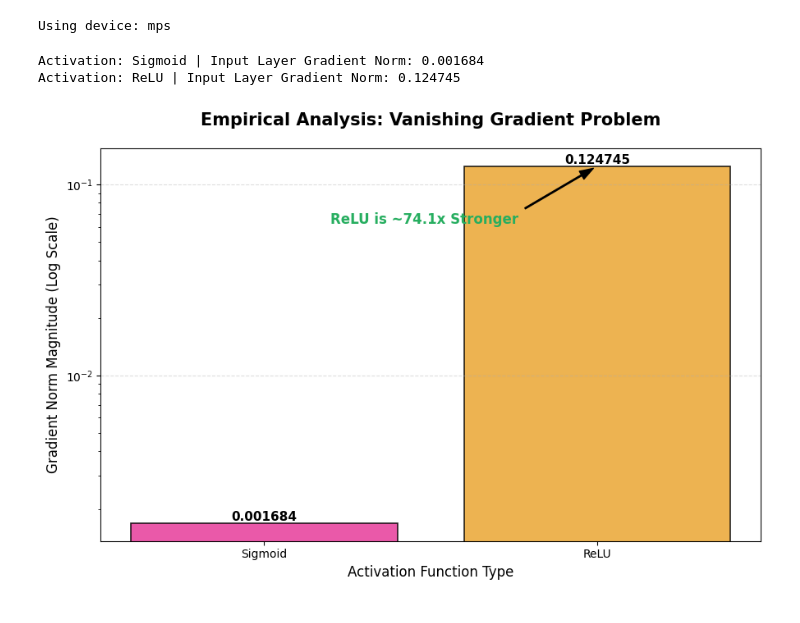
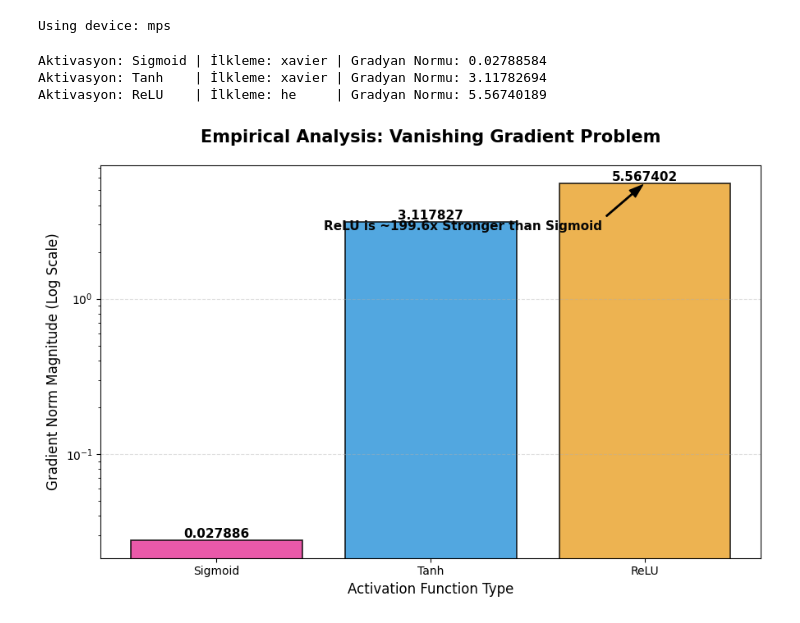
Before and after one commit to Bavsimus/dlwp-sonic, a Jupyter notebook: main_notebook.ipynb, the cells around one changed output. Saved outputs shown, nothing was run; the diff lists cells and outputs as text; code cells hidden in the pictures.

Commit message:
feat: implement DeepMLP architecture and gradient flow analysis

```diff
--- a/main_notebook.ipynb
+++ b/main_notebook.ipynb
@@ -36,8 +34,11 @@ train_loader = DataLoader(full_train_dataset, batch_size=64, sampler=torch.utils
 val_loader = DataLoader(full_train_dataset, batch_size=64, sampler=torch.utils.data.SubsetRandomSampler(val_idx))
 test_loader = DataLoader(test_dataset, batch_size=64, shuffle=False)
 # %%
+import torch
+import torch.nn as nn
+
 class DeepMLP(nn.Module):
-    def __init__(self, activation_layer):
+    def __init__(self, activation_layer, init_type="xavier"):
         super(DeepMLP, self).__init__()
         self.layers = nn.Sequential(
             nn.Flatten(),
@@ -51,69 +52,78 @@ class DeepMLP(nn.Module):
             activation_layer,
             nn.Linear(64, 10)
         )
+        self._init_weights(init_type)
+
+    def _init_weights(self, init_type):
+        for m in self.modules():
+            if isinstance(m, nn.Linear):
+                if init_type == "he":
+                    nn.init.kaiming_normal_(m.weight, nonlinearity='relu')
+                elif init_type == "xavier":
+                    nn.init.xavier_normal_(m.weight)
+
+                if m.bias is not None:
+                    nn.init.constant_(m.bias, 0)
 
     def forward(self, x):
         return self.layers(x)
 # %%
-def check_gradient_norm(activation_type, activation_fn):
-    model = DeepMLP(activation_fn).to(device)
+def get_grad_norm(name, activation_fn, init_method):
+    model = DeepMLP(activation_fn, init_type=init_method).to(device)
     criterion = nn.CrossEntropyLoss()
 
-    # Get a single batch
     images, labels = next(iter(train_loader))
     images, labels = images.to(device), labels.to(device)
 
-    # Forward pass
     outputs = model(images)
     loss = criterion(outputs, labels)
 
-    # Backward pass
     model.zero_grad()
     loss.backward()
 
-    # Access the first layer's gradient norm
     first_layer_grad = model.layers[1].weight.grad.norm().item()
-    print(f"Activation: {activation_type} | Input Layer Gradient Norm: {first_layer_grad:.6f}")
+    print(f"Activation: {name:7} | Initialization: {init_method:6} | Gradient Norm: {first_layer_grad:.8f}")
     return first_layer_grad
 
-# Running the experiment
-sig_grad = check_gradient_norm("Sigmoid", nn.Sigmoid())
-relu_grad = check_gradient_norm("ReLU", nn.ReLU())
+sig_grad  = get_grad_norm("Sigmoid", nn.Sigmoid(), "xavier")
+tanh_grad = get_grad_norm("Tanh",    nn.Tanh(),    "xavier") # Tanh burada!
+relu_grad = get_grad_norm("ReLU",    nn.ReLU(),    "he")
 # %% [output]
-Activation: Sigmoid | Input Layer Gradient Norm: 0.001684
-Activation: ReLU | Input Layer Gradient Norm: 0.124745
+Aktivasyon: Sigmoid | İlkleme: xavier | Gradyan Normu: 0.02788584
+Aktivasyon: Tanh    | İlkleme: xavier | Gradyan Normu: 3.11782694
+Aktivasyon: ReLU    | İlkleme: he     | Gradyan Normu: 5.56740189
 # %%
 import matplotlib.pyplot as plt
 
-activations = ['Sigmoid', 'ReLU']
-gradients = [sig_grad, relu_grad]
+activations = ['Sigmoid','Tanh', 'ReLU']
+gradients = [sig_grad, tanh_grad, relu_grad]
 
 plt.figure(figsize=(9, 6))
 
 
-colors = ["#e73c9a", "#eaa632"]
+colors = ["#e73c9a", "#3498db", "#eaa632"]
 bars = plt.bar(activations, gradients, color=colors, alpha=0.85, edgecolor='black', linewidth=1.2)
 
 plt.yscale('log')
 
 plt.title('Empirical Analysis: Vanishing Gradient Problem', fontsize=15, fontweight='bold', pad=20)
 plt.ylabel('Gradient Norm Magnitude (Log Scale)', fontsize=12)
 plt.xlabel('Activation Function Type', fontsize=12)
 
 plt.grid(axis='y', linestyle='--', alpha=0.4)
 
 for bar in bars:
     yval = bar.get_height()
     plt.text(bar.get_x() + bar.get_width()/2, yval, f'{yval:.6f}',
              va='bottom', ha='center', fontsize=11, fontweight='bold', color='black')
 
 diff_factor = relu_grad / sig_grad
-plt.annotate(f'ReLU is ~{diff_factor:.1f}x Stronger',
-             xy=(1, relu_grad), xytext=(0.2, relu_grad/2),
+plt.annotate(f'ReLU is ~{diff_factor:.1f}x Stronger than Sigmoid',
+             xy=(2, relu_grad), xytext=(0.5, relu_grad/2), # xy=(2,...) çünkü ReLU artık 2. indekste
              arrowprops=dict(facecolor='black', shrink=0.05, width=1, headwidth=8),
-             fontsize=12, fontweight='bold', color='#27ae60')
+             fontsize=11, fontweight='bold', color="#060606")
 
 plt.tight_layout()
 plt.show()
 # %% [output]
-[figure, old version]
+[figure, new version]
```
Also changed, not shown: parts of 2 cells of this notebook, 1 other file.
